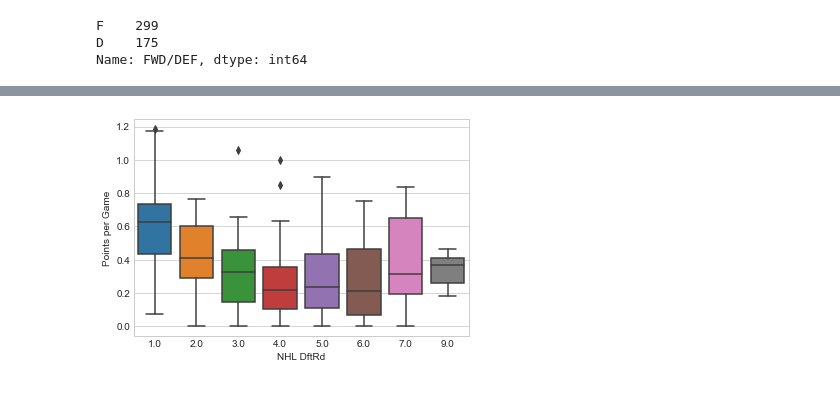
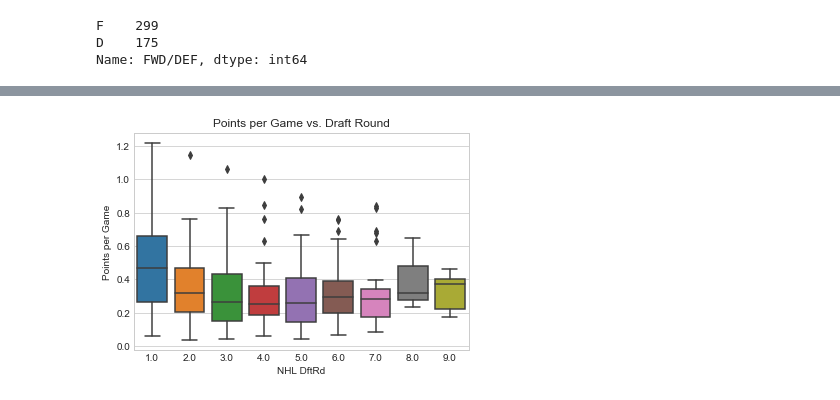
Before and after one commit to cjgargano/UCI-Project-01, a Jupyter notebook: NHL_Data_Analysis.ipynb, the cells around one changed output, grey strips where cells are left out. Saved outputs shown, nothing was run; the diff lists cells and outputs as text; code cells hidden in the pictures.

```diff
--- a/NHL_Data_Analysis.ipynb
+++ b/NHL_Data_Analysis.ipynb
@@ -24,6 +24,13 @@ RangeIndex: 874 entries, 0 to 873
 Columns: 168 entries, Player Id to Cap Hit
 dtypes: float64(67), int64(75), object(26)
 memory usage: 1.1+ MB
+# %%
+#add column for points per game, calculate points per game, and fill cells with answer
+nhl_df["Points per Game"] = round(nhl_df["Points"] / nhl_df["GP"],3)
+
+#Normalize Dangerous Shots For / Against data by divding the stat by TOI (Time On Ice)
+nhl_df["DSF/TOI"] = nhl_df["DSF"]/nhl_df["TOI"]
+nhl_df["DSA/TOI"] = nhl_df["DSA"]/nhl_df["TOI"]
 # %%
 ### Run a correlation analysis to identify which measures are related
 nhl_corr = nhl_df.corr()
@@ -250,11 +210,19 @@ list(ufa_df)
 #Create data frames to hold Defensive and Offensive players
 ufa_fwd = ufa_df.loc[ufa_df["FWD/DEF"] == "F"]
 ufa_def = ufa_df.loc[ufa_df["FWD/DEF"] == "D"]
+# %%
+#Create data frame of NHL Players who scored at least 1 point
+non_zero_pts = nhl_df.loc[nhl_df["Points"] != 0]
+non_zero_fwd = ufa_fwd.loc[ufa_fwd["Points"] != 0]
+non_zero_def = ufa_def.loc[ufa_def["Points"] != 0]
 # %%
 #Create a boxplot, for Forwards, showing Points Per Game vs. Draft Round
-sns.boxplot(x = "NHL DftRd", y = "Points per Game", data = ufa_fwd)
+sns.set_style("whitegrid")
+sns.boxplot(x = "NHL DftRd", y = "Points per Game", data = non_zero_pts)
+plt.title("Points per Game vs. Draft Round")
 plt.show()
+
 #Observable trend = Higher drafted players produce more points per game, interesting to note the outliers and gems found
 #in the latest rounds
 # %% [output]
-[figure, old version]
+[figure, new version]
```
Also changed, not shown: parts of 27 cells of this notebook, 1 other file.
